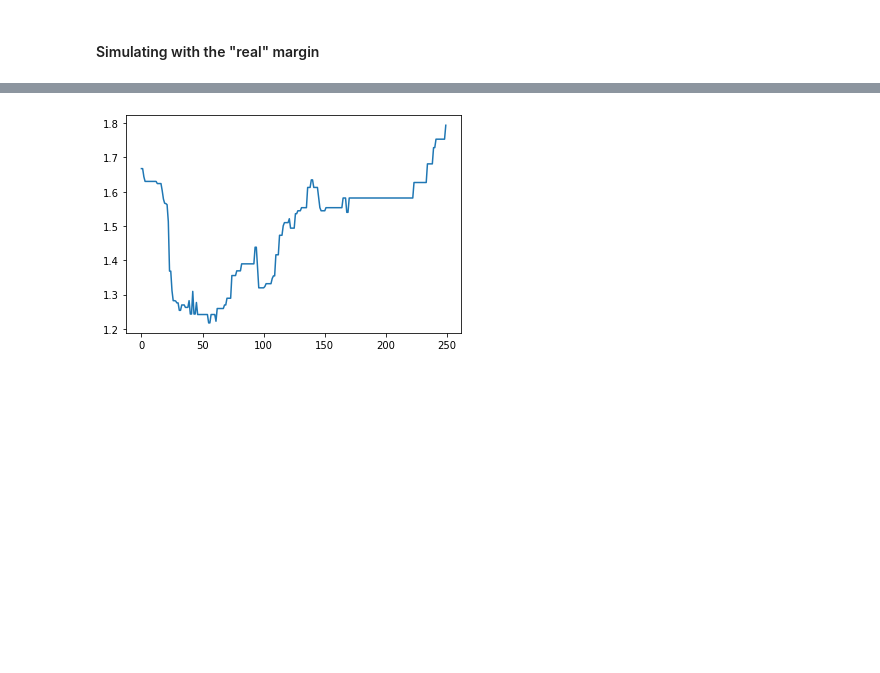
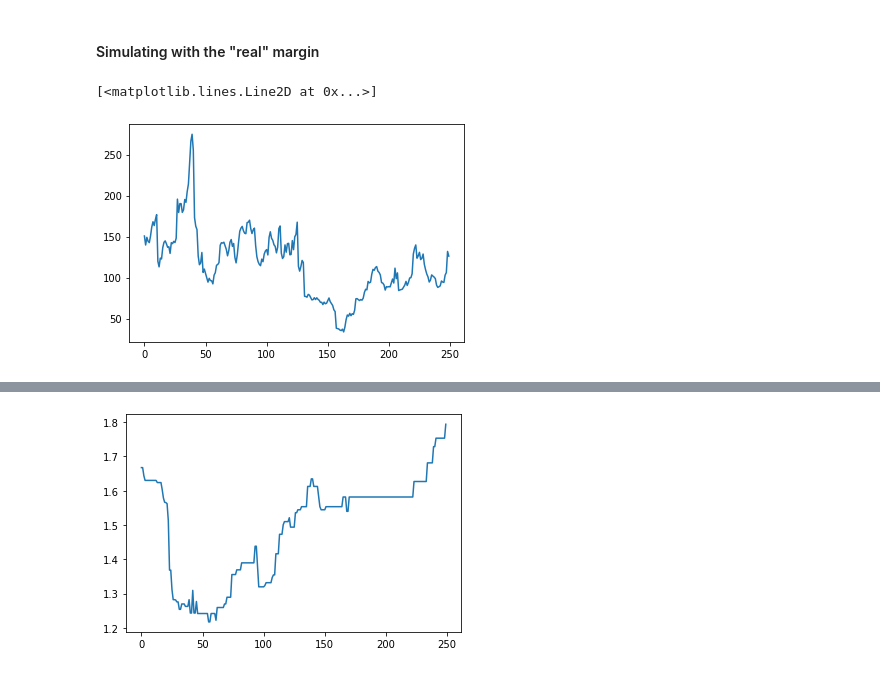
Before and after one commit to igseg/power_markets, a Jupyter notebook: Code.ipynb, the cells around one changed output, grey strips where cells are left out. Drawn from its saved outputs; the diff is of its cells as text; code cells hidden in the pictures; blank space fills up the shorter version.

```diff
--- a/Code.ipynb
+++ b/Code.ipynb
@@ -1228,3 +1265,8 @@ for step in range(1,N+1):
+# %%
+plt.plot(prices[0,255:])
+# %% [output]
+[<matplotlib.lines.Line2D at 0x...>]
+[figure, added]
 # %%
 for m in range(M):
     plt.plot(margins[m,:])
```
Also changed, not shown: parts of 16 cells of this notebook.
